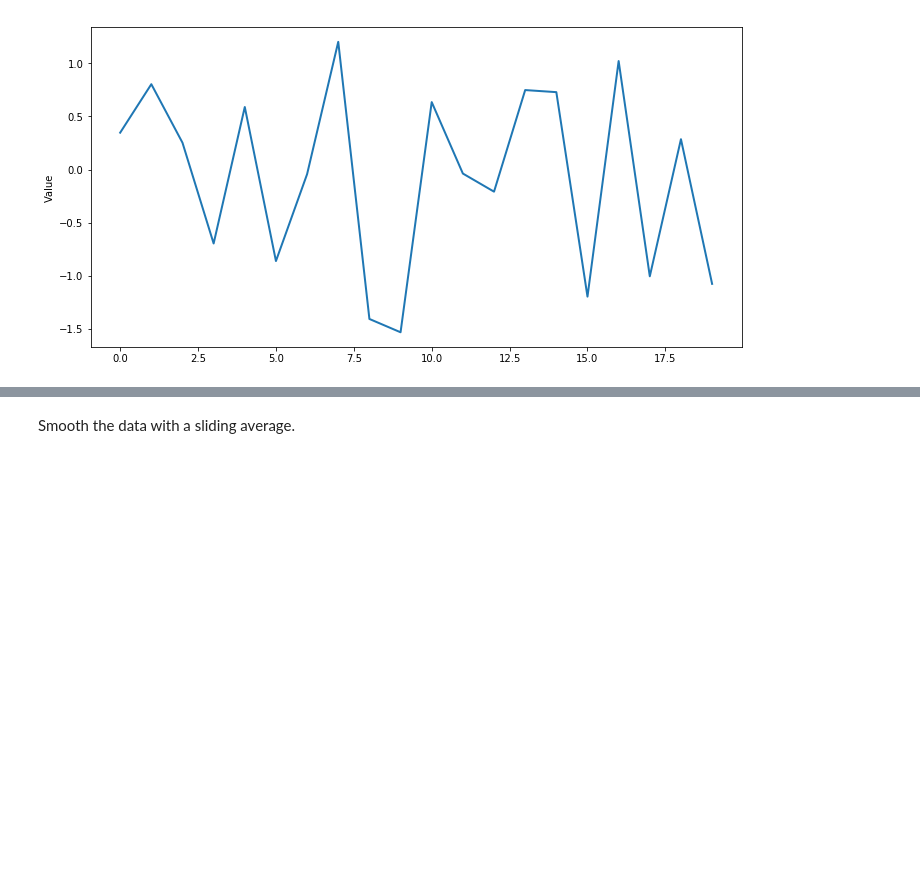
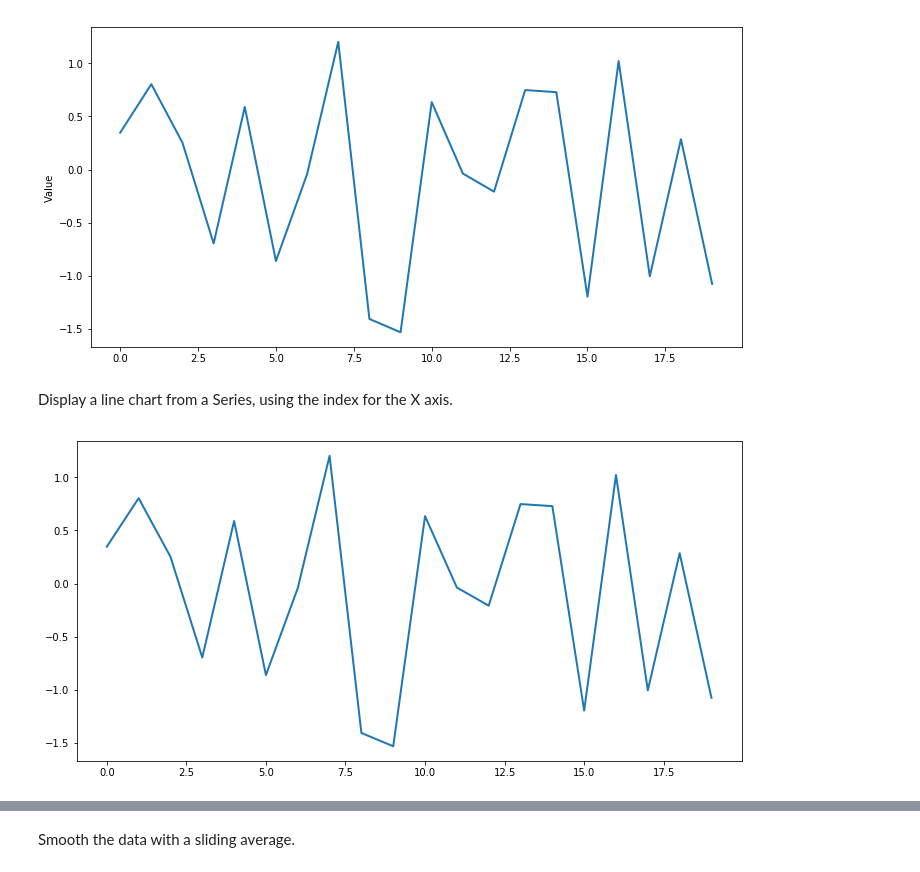
Before and after one commit to mastersign/mastersign-datascience, a Jupyter notebook: demo-plot.ipynb, the cells around one changed output, grey strips where cells are left out. Cells and saved outputs as stored; diff of their text form; code cells hidden in the pictures; blank space fills up the shorter version.

```diff
--- a/demo-plot.ipynb
+++ b/demo-plot.ipynb
@@ -186,3 +186,9 @@ pl.lines(data_3_A, 'value')
 # %% [output]
 [figure]
+# %% [markdown]
+Display a line chart from a Series, using the index for the X axis.
+# %%
+pl.line(data_3_A['value'])
+# %% [output]
+[figure, added]
 # %% [markdown]
```
Also changed, not shown: parts of 8 cells of this notebook, 1 other file.
